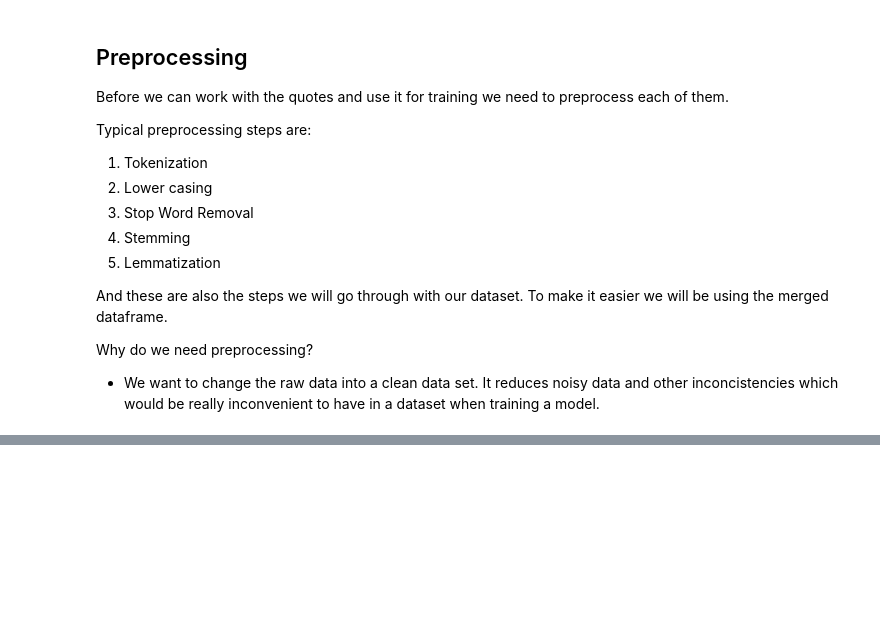
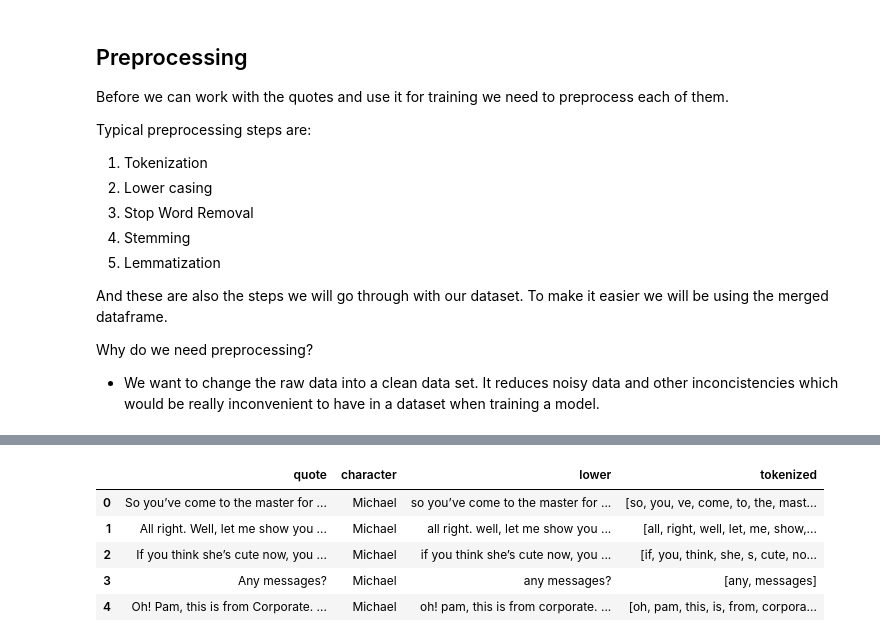
Before and after one commit to kiubb02/NLP_TheOffice_Project, a Jupyter notebook: main.ipynb, the cells around one changed output, grey strips where cells are left out. Drawn from its saved outputs; the diff is of its cells as text; code cells hidden in the pictures; blank space fills up the shorter version.

```diff
--- a/main.ipynb
+++ b/main.ipynb
@@ -207,3 +213,7 @@ And these are also the steps we will go through with our dataset. To make it eas
 
 Why do we need preprocessing?
 - We want to change the raw data into a clean data set. It reduces noisy data and other inconcistencies which would be really inconvenient to have in a dataset when training a model.
+# %%
+# lower case the column quotes
+df_merged['lower'] = df_merged['quote'].str.lower()
+df_merged.head()
@@ -209,0 +227,15 @@ Why do we need preprocessing?
+# %%
+def tokenize(column):
+    tokens = word_tokenize(column)
+    return [w for w in tokens if w.isalpha()]
+# %%
+# we will not change the quote column we will be adding a new table to the merged dataframe
+df_merged['tokenized'] = df_merged.apply(lambda x: tokenize(x['lower']), axis = 1)
+df_merged.head()
+# %% [output]
+|  | quote | character | lower | tokenized |
+| 0 | So you’ve come to the master for ... | Michael | so you’ve come to the master for ... | [so, you, ve, come, to, the, mast... |
+| 1 | All right. Well, let me show you ... | Michael | all right. well, let me show you ... | [all, right, well, let, me, show,... |
+| 2 | If you think she’s cute now, you ... | Michael | if you think she’s cute now, you ... | [if, you, think, she, s, cute, no... |
+| 3 | Any messages? | Michael | any messages? | [any, messages] |
+| 4 | Oh! Pam, this is from Corporate. ... | Michael | oh! pam, this is from corporate. ... | [oh, pam, this, is, from, corpora... |
```
Also changed, not shown: parts of 11 cells of this notebook.
